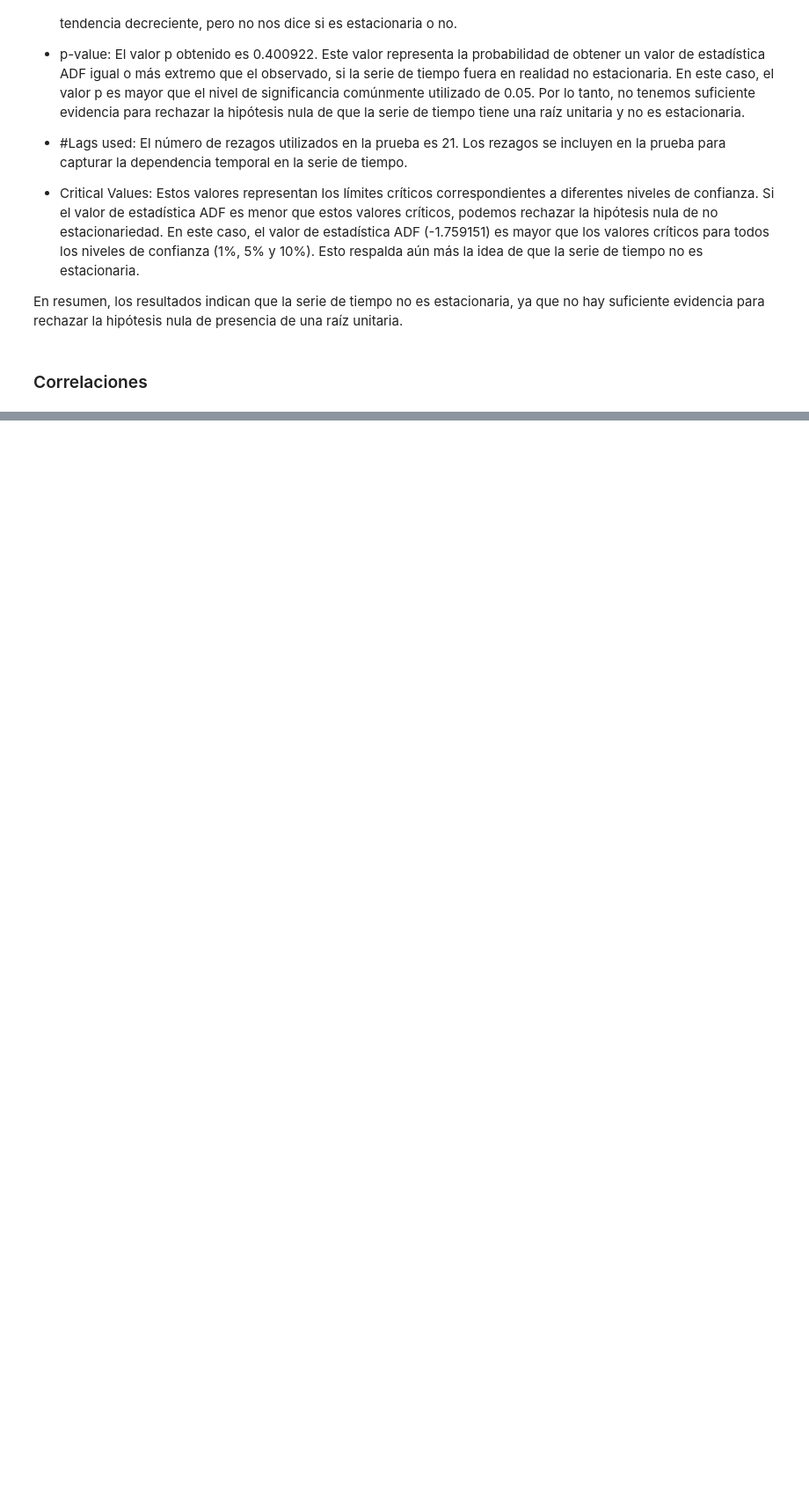
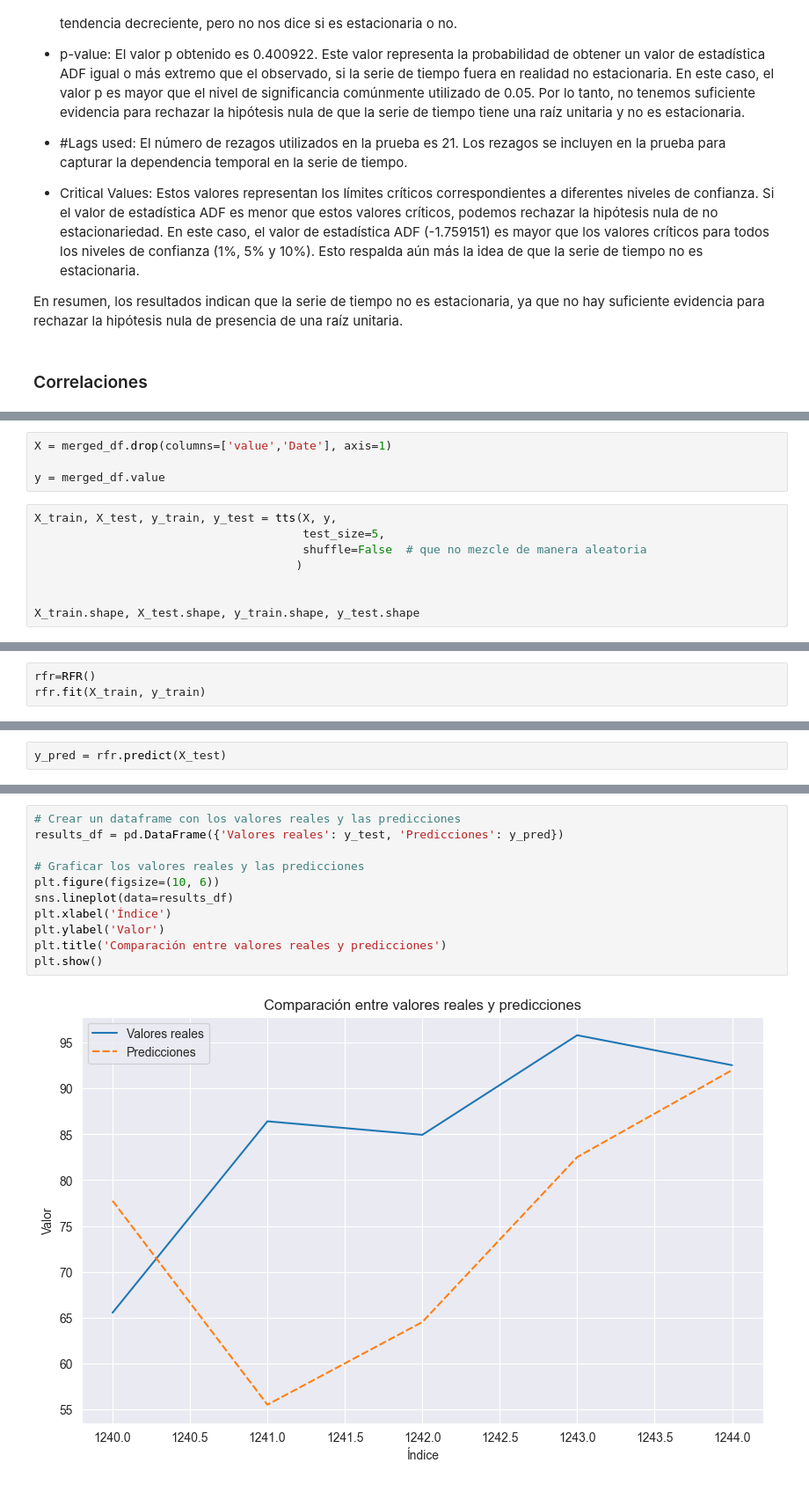
Before and after one commit to carolinariveraa/proyecto_final, a Jupyter notebook: datasetfinal.ipynb, the cells around one changed output, grey strips where cells are left out. Shown at 88% size. Cells and saved outputs as stored; diff of their text form; blank space fills up the shorter version.

```diff
--- a/datasetfinal.ipynb
+++ b/datasetfinal.ipynb
@@ -233,0 +327,12 @@ df_final.interpolate(method='linear', limit_direction='forward', inplace=True, a
+# %%
+X = merged_df.drop(columns=['value','Date'], axis=1)
+
+y = merged_df.value
+# %%
+X_train, X_test, y_train, y_test = tts(X, y,
+                                       test_size=5,
+                                       shuffle=False  # que no mezcle de manera aleatoria
+                                      )
+
+
+X_train.shape, X_test.shape, y_train.shape, y_test.shape
@@ -233,0 +346,3 @@ df_final.interpolate(method='linear', limit_direction='forward', inplace=True, a
+# %%
+rfr=RFR()
+rfr.fit(X_train, y_train)
@@ -233,0 +351,2 @@ df_final.interpolate(method='linear', limit_direction='forward', inplace=True, a
+# %%
+y_pred = rfr.predict(X_test)
@@ -233,0 +357,13 @@ df_final.interpolate(method='linear', limit_direction='forward', inplace=True, a
+# %%
+# Crear un dataframe con los valores reales y las predicciones
+results_df = pd.DataFrame({'Valores reales': y_test, 'Predicciones': y_pred})
+
+# Graficar los valores reales y las predicciones
+plt.figure(figsize=(10, 6))
+sns.lineplot(data=results_df)
+plt.xlabel('Índice')
+plt.ylabel('Valor')
+plt.title('Comparación entre valores reales y predicciones')
+plt.show()
+# %% [output]
+[figure, added]
```
Also changed, not shown: parts of 33 cells of this notebook, 1 other file.
